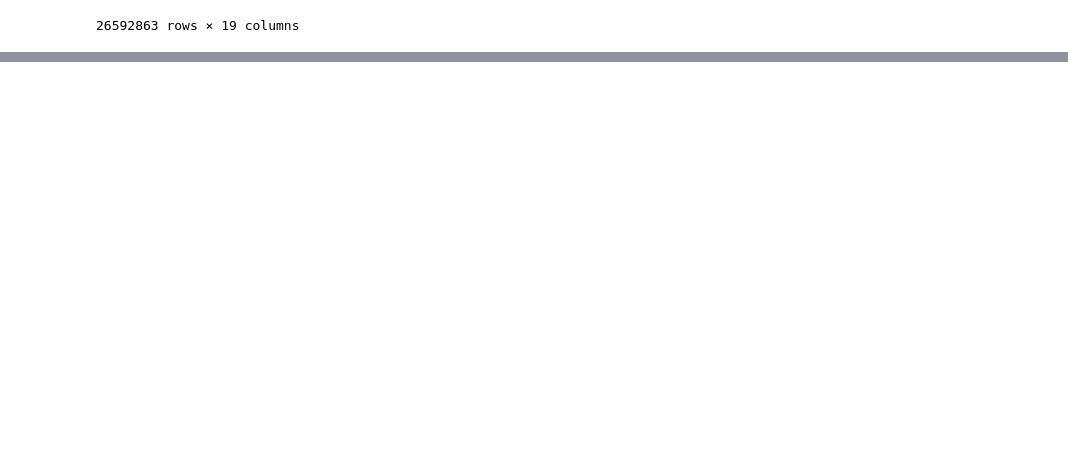
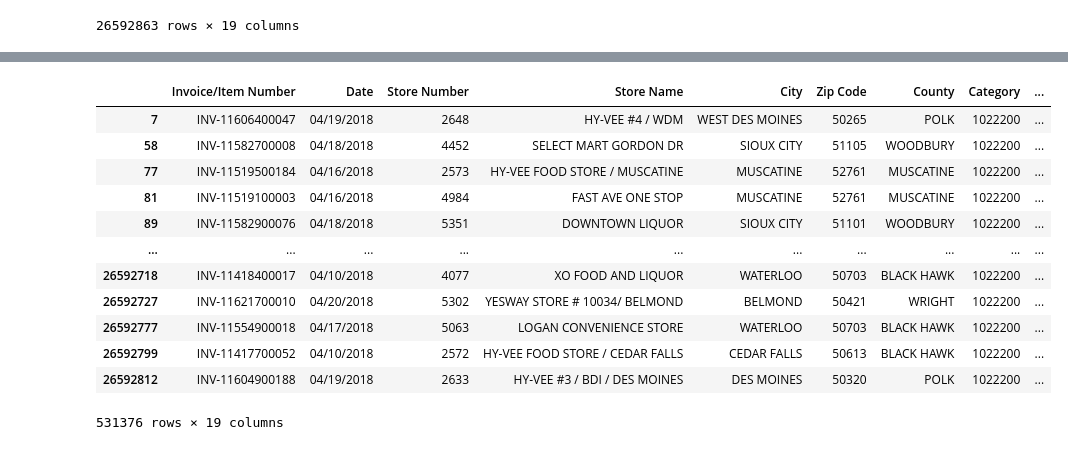
Before and after one commit to antrodtx/Iowa_liquor_Sales, a Jupyter notebook: IOWA_PROJECT.ipynb, the cells around one changed output, grey strips where cells are left out. Saved outputs shown, nothing was run; the diff lists cells and outputs as text; code cells hidden in the pictures; blank space fills up the shorter version.

```diff
--- a/IOWA_PROJECT.ipynb
+++ b/IOWA_PROJECT.ipynb
@@ -382,0 +400,16 @@ iowa4
+# %%
+iowa4[iowa4['Category'] == '1022200']
+# %% [output]
+|  | Invoice/Item Number | Date | Store Number | Store Name | City | Zip Code | County | Category | ... |
+| 7 | INV-11606400047 | 04/19/2018 | 2648 | HY-VEE #4 / WDM | WEST DES MOINES | 50265 | POLK | 1022200 | ... |
+| 58 | INV-11582700008 | 04/18/2018 | 4452 | SELECT MART GORDON DR | SIOUX CITY | 51105 | WOODBURY | 1022200 | ... |
+| 77 | INV-11519500184 | 04/16/2018 | 2573 | HY-VEE FOOD STORE / MUSCATINE | MUSCATINE | 52761 | MUSCATINE | 1022200 | ... |
+| 81 | INV-11519100003 | 04/16/2018 | 4984 | FAST AVE ONE STOP | MUSCATINE | 52761 | MUSCATINE | 1022200 | ... |
+| 89 | INV-11582900076 | 04/18/2018 | 5351 | DOWNTOWN LIQUOR | SIOUX CITY | 51101 | WOODBURY | 1022200 | ... |
+| ... | ... | ... | ... | ... | ... | ... | ... | ... | ... |
+| 26592718 | INV-11418400017 | 04/10/2018 | 4077 | XO FOOD AND LIQUOR | WATERLOO | 50703 | BLACK HAWK | 1022200 | ... |
+| 26592727 | INV-11621700010 | 04/20/2018 | 5302 | YESWAY STORE # 10034/ BELMOND | BELMOND | 50421 | WRIGHT | 1022200 | ... |
+| 26592777 | INV-11554900018 | 04/17/2018 | 5063 | LOGAN CONVENIENCE STORE | WATERLOO | 50703 | BLACK HAWK | 1022200 | ... |
+| 26592799 | INV-11417700052 | 04/10/2018 | 2572 | HY-VEE FOOD STORE / CEDAR FALLS | CEDAR FALLS | 50613 | BLACK HAWK | 1022200 | ... |
+| 26592812 | INV-11604900188 | 04/19/2018 | 2633 | HY-VEE #3 / BDI / DES MOINES | DES MOINES | 50320 | POLK | 1022200 | ... |
+531376 rows × 19 columns
```
Also changed, not shown: parts of 25 cells of this notebook.
